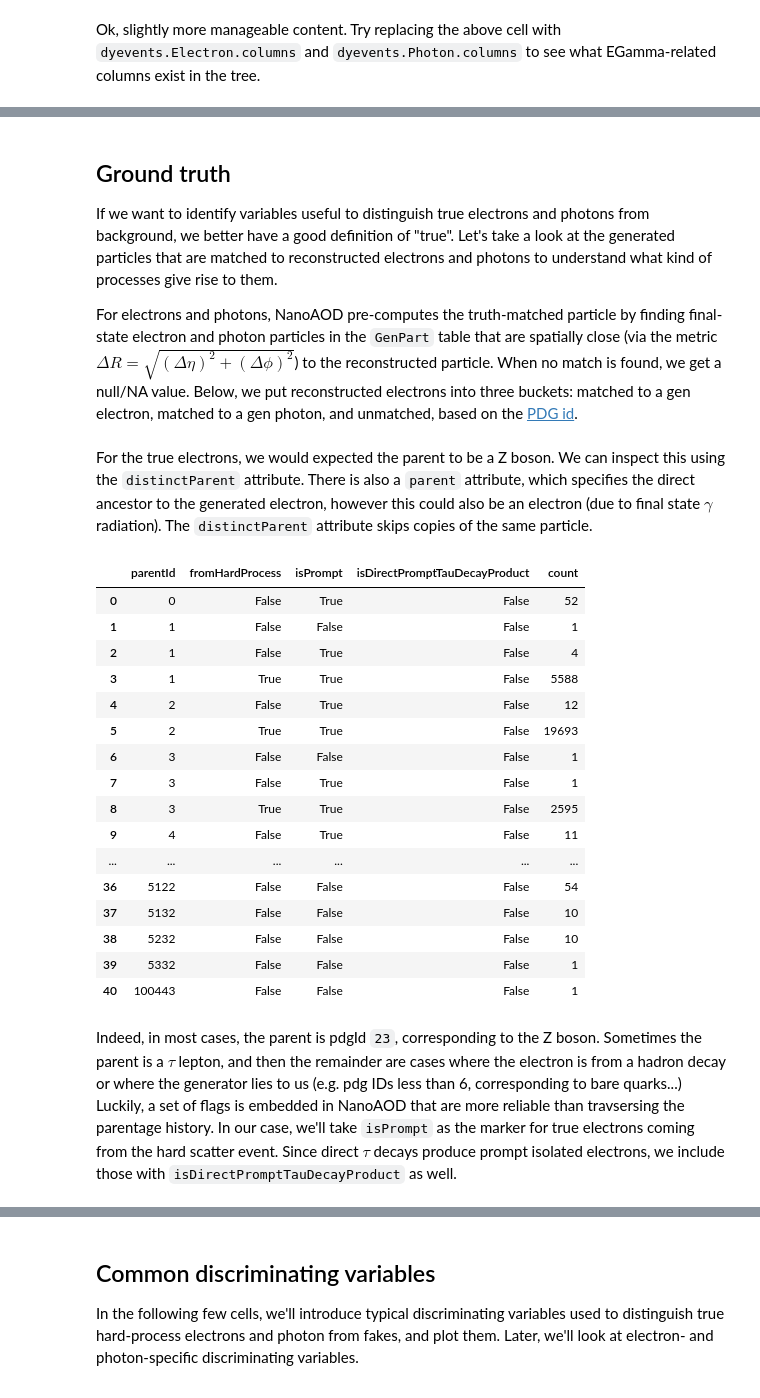
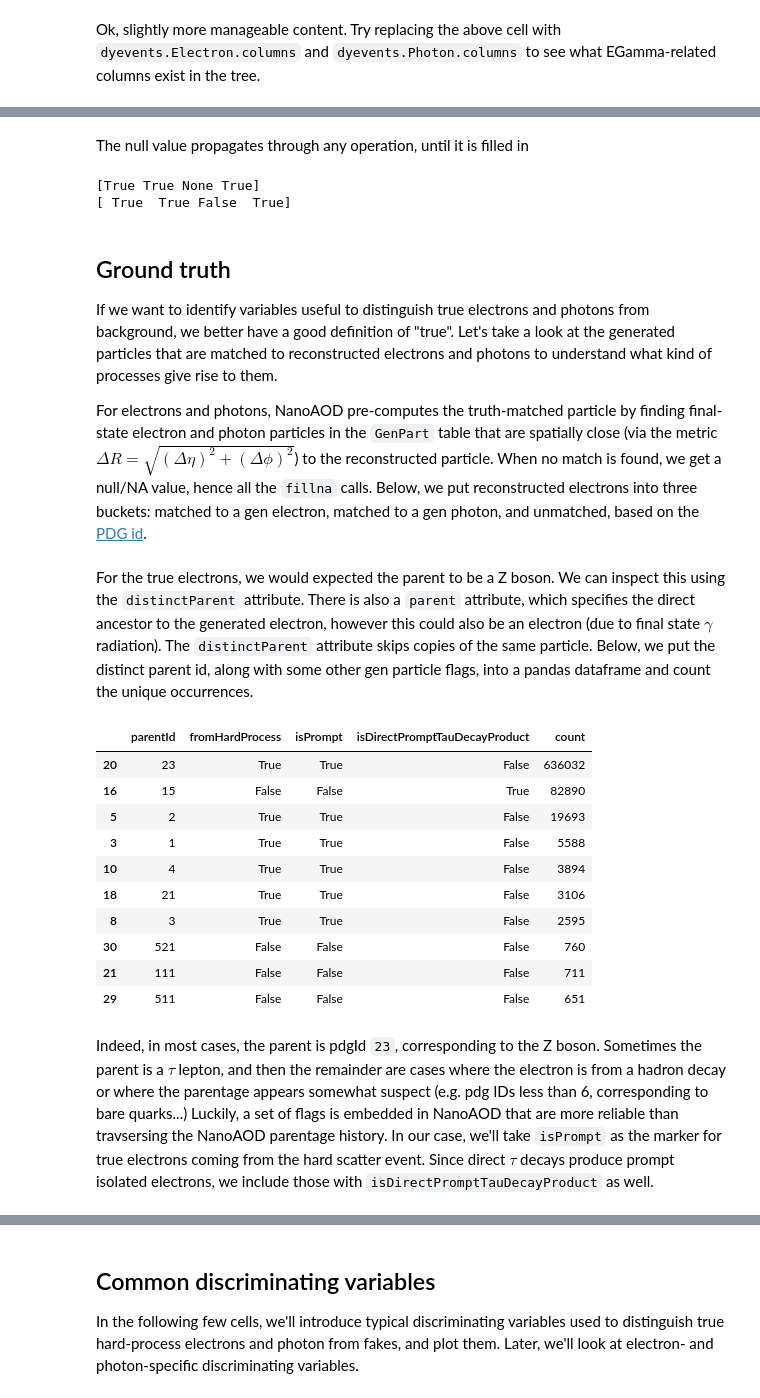
Before and after one commit to FNALLPC/egamma-hats, a Jupyter notebook: exercise.ipynb, the cells around one changed output, grey strips where cells are left out. Drawn from its saved outputs; the diff is of its cells as text; code cells hidden in the pictures.

```diff
--- a/exercise.ipynb
+++ b/exercise.ipynb
@@ -116,7 +123,7 @@ To help organize all this content, we'll use the [coffea](https://coffeateam.git
 # %%
 from coffea.nanoaod import NanoEvents
 
-dyevents = NanoEvents.from_file(dy_files[0])
+dyevents = NanoEvents.from_file("dyevents.root")
 # %%
 dyevents.columns
 # %% [output]
@@ -142,45 +188,47 @@ Ok, slightly more manageable content. Try replacing the above cell with `dyevent
+# %% [markdown]
+The null value propagates through any operation, until it is filled in
+# %%
+print(b > 0)
+print(b.fillna(-1) > 0)
+# %% [output]
+[True True None True]
+[ True  True False  True]
 # %% [markdown]
 ## Ground truth
 If we want to identify variables useful to distinguish true electrons and photons from background, we better have a good definition of "true".  Let's take a look at the generated particles that are matched to reconstructed electrons and photons to understand what kind of processes give rise to them.
 
-For electrons and photons, NanoAOD pre-computes the truth-matched particle by finding final-state electron and photon particles in the `GenPart` table that are spatially close (via the metric $\Delta R = \sqrt{(\Delta \eta)^2 + (\Delta \phi)^2}$) to the reconstructed particle.  When no match is found, we get a null/NA value.  Below, we put reconstructed electrons into three buckets: matched to a gen electron, matched to a gen photon, and unmatched, based on the [PDG id](http://pdg.lbl.gov/2018/reviews/rpp2018-rev-monte-carlo-numbering.pdf).
+For electrons and photons, NanoAOD pre-computes the truth-matched particle by finding final-state electron and photon particles in the `GenPart` table that are spatially close (via the metric $\Delta R = \sqrt{(\Delta \eta)^2 + (\Delta \phi)^2}$) to the reconstructed particle.  When no match is found, we get a null/NA value, hence all the `fillna` calls.  Below, we put reconstructed electrons into three buckets: matched to a gen electron, matched to a gen photon, and unmatched, based on the [PDG id](http://pdg.lbl.gov/2018/reviews/rpp2018-rev-monte-carlo-numbering.pdf).
 # %%
 matchid = dyevents.Electron.matched_gen.pdgId.fillna(0)
 true_electrons = dyevents.Electron[abs(matchid) == 11]
 photon_fakes = dyevents.Electron[matchid == 22]
 unmatched = dyevents.Electron[matchid == 0]
 # %% [markdown]
-For the true electrons, we would expected the parent to be a Z boson.  We can inspect this using the `distinctParent` attribute.  There is also a `parent` attribute, which specifies the direct ancestor to the generated electron, however this could also be an electron (due to final state $\gamma$ radiation).  The `distinctParent` attribute skips copies of the same particle.
+For the true electrons, we would expected the parent to be a Z boson.  We can inspect this using the `distinctParent` attribute.  There is also a `parent` attribute, which specifies the direct ancestor to the generated electron, however this could also be an electron (due to final state $\gamma$ radiation).  The `distinctParent` attribute skips copies of the same particle.  Below, we put the distinct parent id, along with some other gen particle flags, into a pandas dataframe and count the unique occurrences.
 # %%
 import pandas as pd
 
 df = pd.DataFrame({
     'parentId': abs(true_electrons.matched_gen.distinctParent.pdgId.fillna(0).flatten()),
     'fromHardProcess': true_electrons.matched_gen.hasFlags(['fromHardProcess']).fillna(False).flatten(),
     'isPrompt': true_electrons.matched_gen.hasFlags(['isPrompt']).fillna(False).flatten(),
     'isDirectPromptTauDecayProduct': true_electrons.matched_gen.hasFlags(['isDirectPromptTauDecayProduct']).fillna(False).flatten(),
 })
-df.groupby(list(df.columns)).size().rename('count').reset_index()
+df.groupby(list(df.columns)).size().rename('count').reset_index().sort_values('count', ascending=False)[:10]
 # %% [output]
 |  | parentId | fromHardProcess | isPrompt | isDirectPromptTauDecayProduct | count |
-| 0 | 0 | False | True | False | 52 |
-| 1 | 1 | False | False | False | 1 |
-| 2 | 1 | False | True | False | 4 |
+| 20 | 23 | True | True | False | 636032 |
+| 16 | 15 | False | False | True | 82890 |
+| 5 | 2 | True | True | False | 19693 |
 | 3 | 1 | True | True | False | 5588 |
-| 4 | 2 | False | True | False | 12 |
-| 5 | 2 | True | True | False | 19693 |
-| 6 | 3 | False | False | False | 1 |
-| 7 | 3 | False | True | False | 1 |
+| 10 | 4 | True | True | False | 3894 |
+| 18 | 21 | True | True | False | 3106 |
 | 8 | 3 | True | True | False | 2595 |
-| 9 | 4 | False | True | False | 11 |
-| ... | ... | ... | ... | ... | ... |
-| 36 | 5122 | False | False | False | 54 |
-| 37 | 5132 | False | False | False | 10 |
-| 38 | 5232 | False | False | False | 10 |
-| 39 | 5332 | False | False | False | 1 |
-| 40 | 100443 | False | False | False | 1 |
+| 30 | 521 | False | False | False | 760 |
+| 21 | 111 | False | False | False | 711 |
+| 29 | 511 | False | False | False | 651 |
 # %% [markdown]
-Indeed, in most cases, the parent is pdgId `23`, corresponding to the Z boson.  Sometimes the parent is a $\tau$ lepton, and then the remainder are cases where the electron is from a hadron decay or where the generator lies to us (e.g. pdg IDs less than 6, corresponding to bare quarks...) Luckily, a set of flags is embedded in NanoAOD that are more reliable than travsersing the parentage history.  In our case, we'll take `isPrompt` as the marker for true electrons coming from the hard scatter event.  Since direct $\tau$ decays produce prompt isolated electrons, we include those with `isDirectPromptTauDecayProduct` as well.
+Indeed, in most cases, the parent is pdgId `23`, corresponding to the Z boson.  Sometimes the parent is a $\tau$ lepton, and then the remainder are cases where the electron is from a hadron decay or where the parentage appears somewhat suspect (e.g. pdg IDs less than 6, corresponding to bare quarks...)  Luckily, a set of flags is embedded in NanoAOD that are more reliable than travsersing the NanoAOD parentage history.  In our case, we'll take `isPrompt` as the marker for true electrons coming from the hard scatter event.  Since direct $\tau$ decays produce prompt isolated electrons, we include those with `isDirectPromptTauDecayProduct` as well.
 # %%
 promptmatch = true_electrons.matched_gen.hasFlags(['isPrompt']).fillna(False)
 promptmatch = promptmatch | true_electrons.matched_gen.hasFlags(['isDirectPromptTauDecayProduct']).fillna(False)
```
Also changed, not shown: parts of 23 cells of this notebook.
